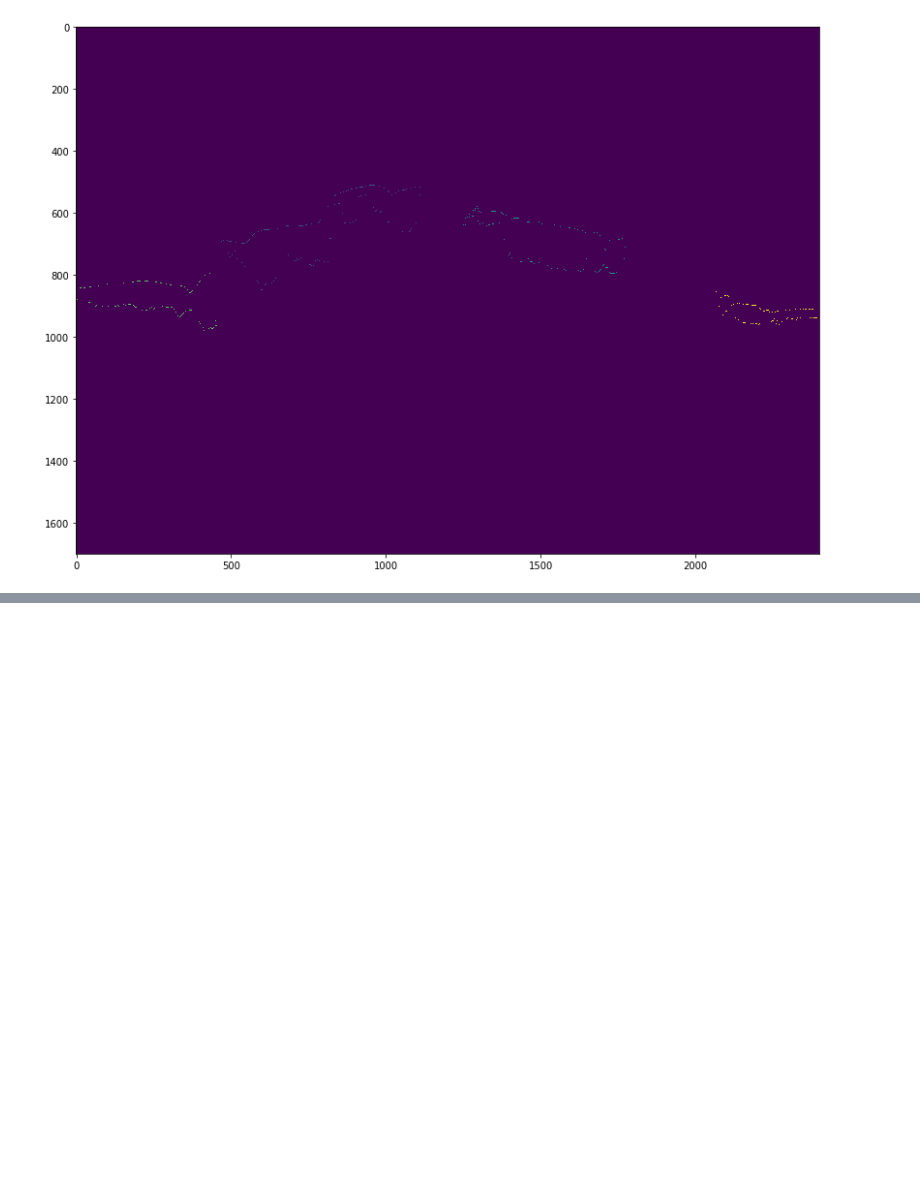
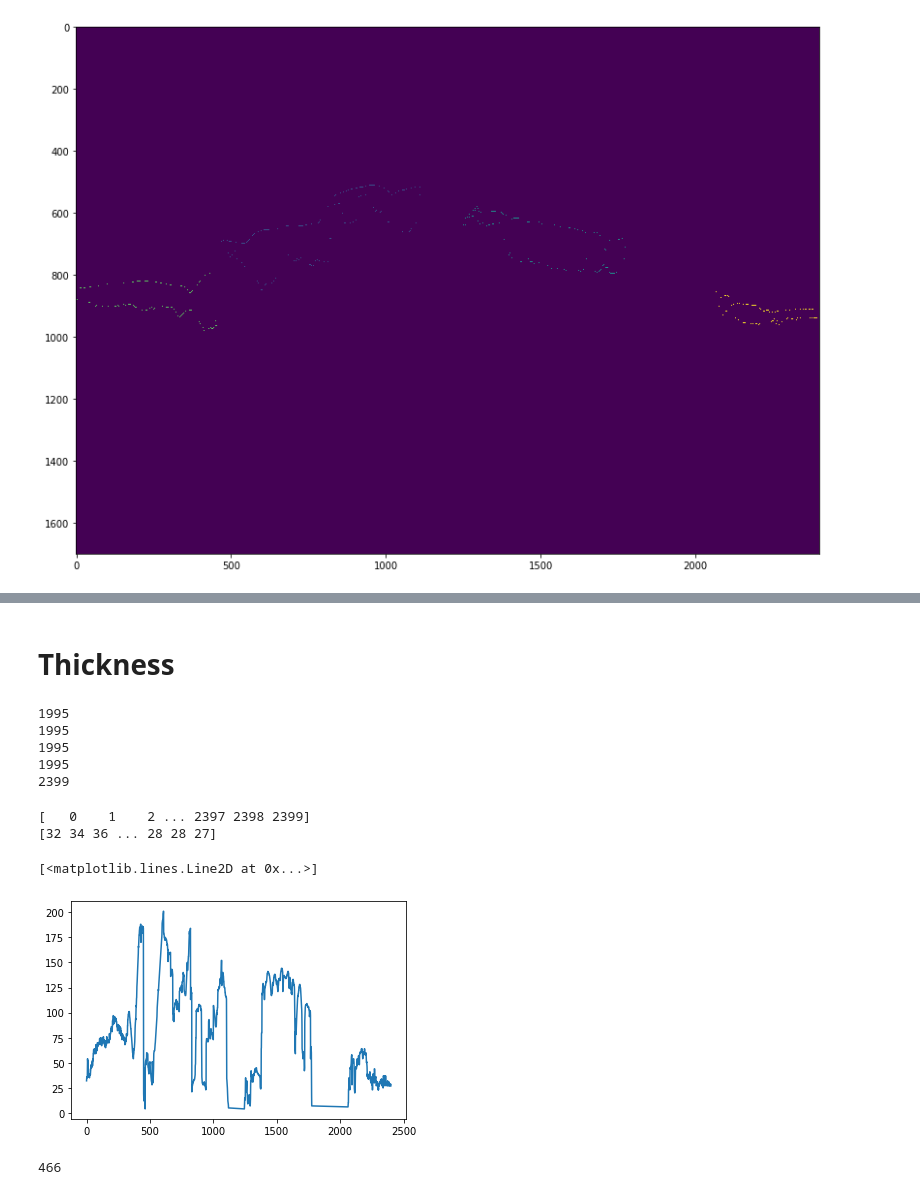
Before and after one commit to GiuliaLovati/Tesy, a Jupyter notebook: ConnectedComponents.ipynb, the cells around one changed output, grey strips where cells are left out. Saved outputs shown, nothing was run; the diff lists cells and outputs as text; code cells hidden in the pictures; blank space fills up the shorter version.

Commit message:
with thickness estimation

```diff
--- a/ConnectedComponents.ipynb
+++ b/ConnectedComponents.ipynb
@@ -452 +454,39 @@ plt.scatter(lowerlimity,lowerlimitx, c='y', s=1)
 [figure]
+# %% [markdown]
+# Thickness
+# %%
+print (len(upperlimity))
+print (len(lowerlimity))
+print (len(upperlimitx))
+print (len(lowerlimitx))
+print (max(upperlimity))
+# %% [output]
+1995
+1995
+1995
+1995
+2399
+# %%
+deltacolumn = np.zeros_like(upperlimity)
+delta = np.zeros_like(upperlimity)
+
+for i in range(len(upperlimity)):
+    for j in range(len(lowerlimity)):
+        if i == j:
+            delta[i] = lowerlimitx[j] - upperlimitx[i]
+            deltacolumn[i] = upperlimity[i]
+
+print(deltacolumn)
+print(delta)
+
+plt.plot(deltacolumn, delta)
+# %% [output]
+[   0    1    2 ... 2397 2398 2399]
+[32 34 36 ... 28 28 27]
+[<matplotlib.lines.Line2D at 0x...>]
+[figure, added]
+# %%
+deltalist = delta.tolist()
+print(deltalist.index(4))
+# %% [output]
+466
```
Also changed, not shown: parts of 3 cells of this notebook.
